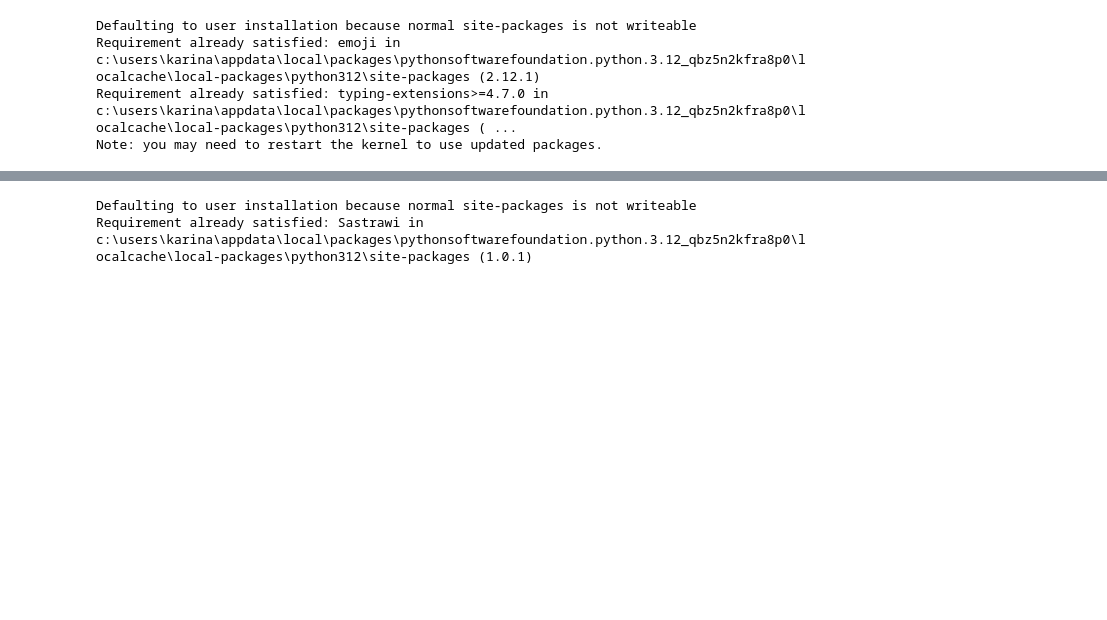
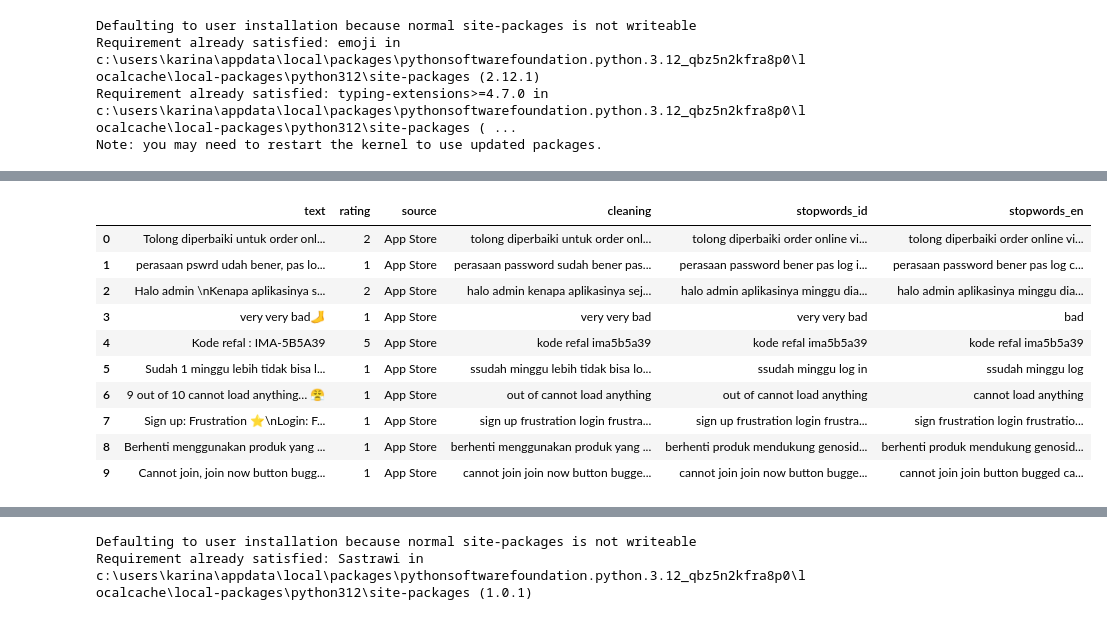
Before and after one commit to alamcahyo/Private_prjct_Alam_coffee, a Jupyter notebook: Skripsi Full/Skripsi_Full.ipynb, the cells around one changed output, grey strips where cells are left out. Drawn from its saved outputs; the diff is of its cells as text; code cells hidden in the pictures; blank space fills up the shorter version.

```diff
--- a/Skripsi Full/Skripsi_Full.ipynb
+++ b/Skripsi Full/Skripsi_Full.ipynb
@@ -179,3 +179,12 @@ df.head(10)
 | 7 | Sign up: Frustration ⭐️\nLogin: F... | 1 | App Store | sign up frustration login frustra... | sign up frustration login frustra... |
 | 8 | Berhenti menggunakan produk yang ... | 1 | App Store | berhenti menggunakan produk yang ... | berhenti produk mendukung genosid... |
 | 9 | Cannot join, join now button bugg... | 1 | App Store | cannot join join now button bugge... | cannot join join now button bugge... |
+# %%
+# STOPWORDS ENGLISH
+import nltk
+nltk.download('stopwords')
+from nltk.corpus import stopwords
+stop = stopwords.words('english')
+df['stopwords_en'] = df['stopwords_id'].apply(lambda x:' '.join([word for word in x.split() if word not in (stop)]))
+df.head(10)
+# %% [output]
@@ -182,3 +194,14 @@ df.head(10)
+|  | text | rating | source | cleaning | stopwords_id | stopwords_en |
+| 0 | Tolong diperbaiki untuk order onl... | 2 | App Store | tolong diperbaiki untuk order onl... | tolong diperbaiki order online vi... | tolong diperbaiki order online vi... |
+| 1 | perasaan pswrd udah bener, pas lo... | 1 | App Store | perasaan password sudah bener pas... | perasaan password bener pas log i... | perasaan password bener pas log c... |
+| 2 | Halo admin \nKenapa aplikasinya s... | 2 | App Store | halo admin kenapa aplikasinya sej... | halo admin aplikasinya minggu dia... | halo admin aplikasinya minggu dia... |
+| 3 | very very bad🦶 | 1 | App Store | very very bad | very very bad | bad |
+| 4 | Kode refal : IMA-5B5A39 | 5 | App Store | kode refal ima5b5a39 | kode refal ima5b5a39 | kode refal ima5b5a39 |
+| 5 | Sudah 1 minggu lebih tidak bisa l... | 1 | App Store | ssudah minggu lebih tidak bisa lo... | ssudah minggu log in | ssudah minggu log |
+| 6 | 9 out of 10 cannot load anything… 😤 | 1 | App Store | out of cannot load anything | out of cannot load anything | cannot load anything |
+| 7 | Sign up: Frustration ⭐️\nLogin: F... | 1 | App Store | sign up frustration login frustra... | sign up frustration login frustra... | sign frustration login frustratio... |
+| 8 | Berhenti menggunakan produk yang ... | 1 | App Store | berhenti menggunakan produk yang ... | berhenti produk mendukung genosid... | berhenti produk mendukung genosid... |
+| 9 | Cannot join, join now button bugg... | 1 | App Store | cannot join join now button bugge... | cannot join join now button bugge... | cannot join join button bugged ca... |
 # %%
 #Working with the most Frequent Words:
 from collections import Counter
```
Also changed, not shown: parts of 6 cells of this notebook, 4 other files.
